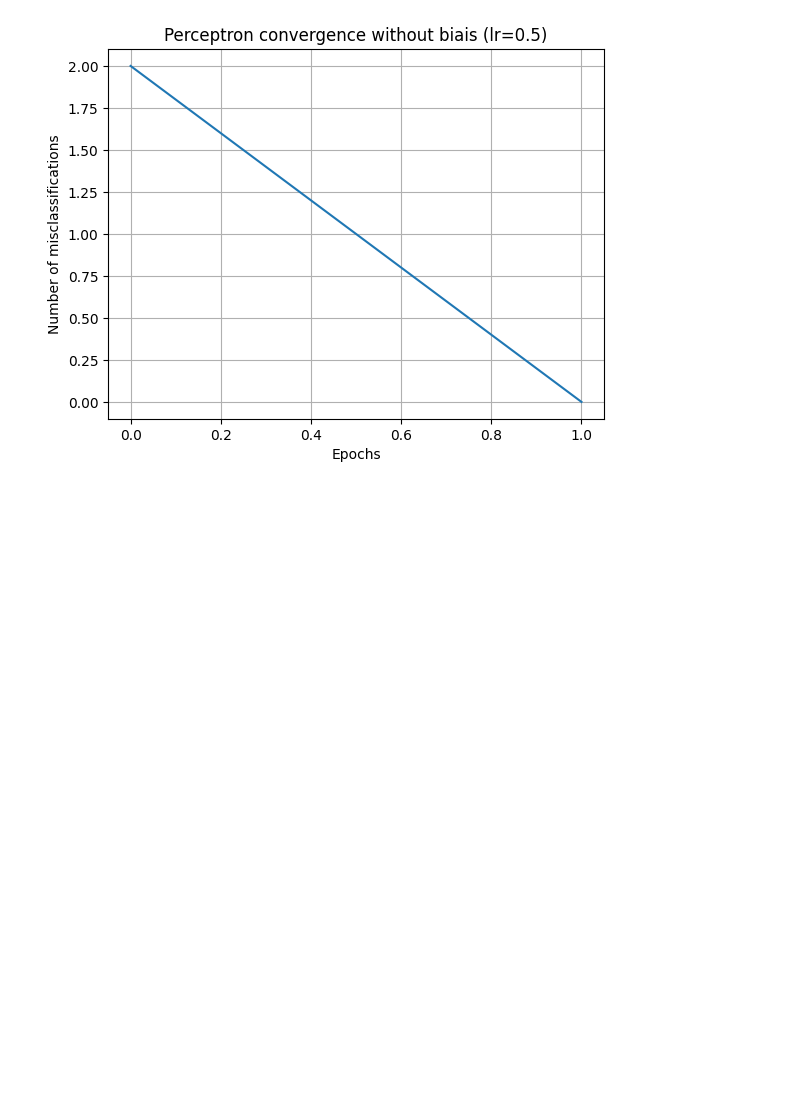
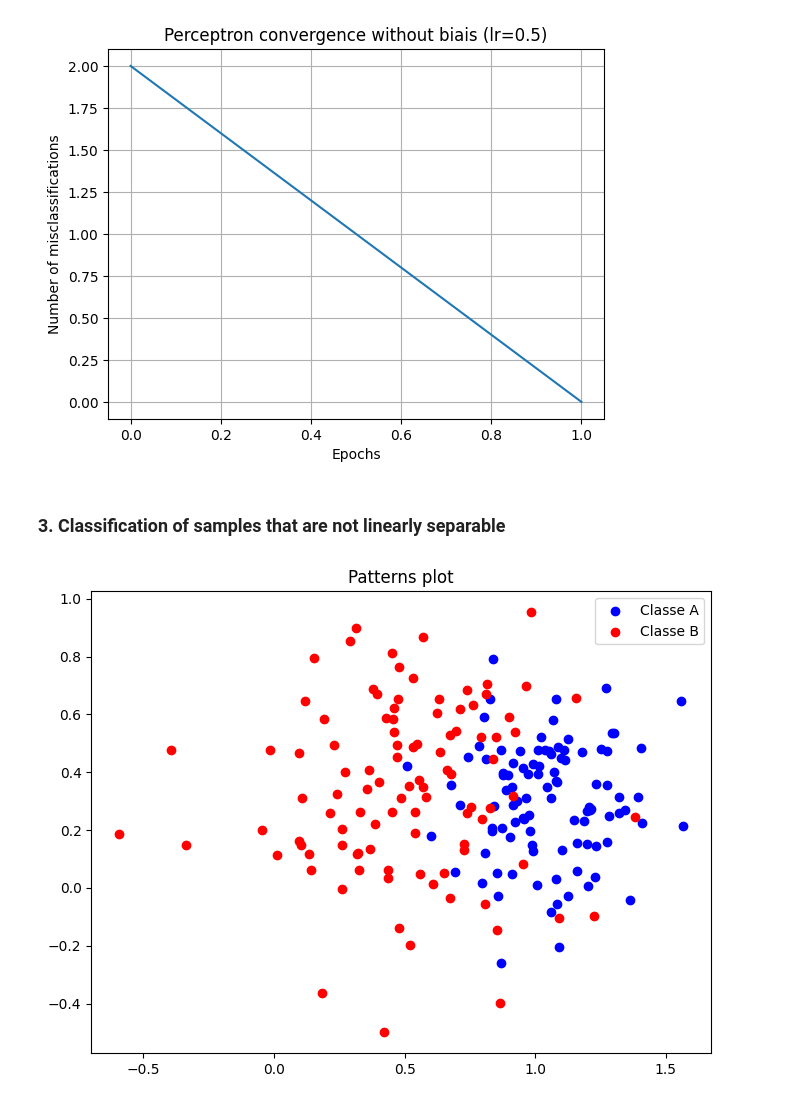
Before and after one commit to hanaeBM/ANN-Lab1.a, a Jupyter notebook: Lab1_a.ipynb, the cells around one changed output. Saved outputs shown, nothing was run; the diff lists cells and outputs as text; code cells hidden in the pictures; blank space fills up the shorter version.

```diff
--- a/Lab1_a.ipynb
+++ b/Lab1_a.ipynb
@@ -615,3 +616,30 @@ plt.grid(True)
 plt.show()
 # %% [output]
 [figure]
+# %% [markdown]
+### 3. Classification of samples that are not linearly separable
+# %%
+n = 100
+mA_ns = [ 1.0, 0.3]
+sigmaA_ns = 0.2
+mB_ns= [0.0, -0.1]
+sigmaB_ns = 0.3
+classA_ns = np.ones((3,n))
+classB_ns = -np.ones((3,n))
+classA_ns [0, :] = np.random.randn(n) * sigmaA_ns + mA_ns[0]
+classA_ns [1, :] = np.random.randn(n) * sigmaA_ns + mA_ns[1]
+classB_ns [0, :] = np.random.randn(n) * sigmaB_ns + mB[0]
+classB_ns [1, :] = np.random.randn(n) * sigmaB_ns + mB[1]
+patterns_ns = np.concatenate((classA_ns, classB_ns), axis=1)
+np.random.shuffle(patterns_ns.T)
+targets_ns=patterns_ns[2,:].copy()
+patterns_ns[2,:]=1
+# %%
+plt.figure(figsize=(8,6))
+plt.scatter(patterns_ns[0,targets_ns==1],patterns_ns[1,targets_ns==1],color="blue",label="Classe A")
+plt.scatter(patterns_ns[0,targets_ns==-1],patterns_ns[1,targets_ns==-1],color="red",label="Classe B")
+plt.legend()
+plt.title("Patterns plot")
+plt.show()
+# %% [output]
+[figure, added]
```
Also changed, not shown: parts of 15 cells of this notebook.
